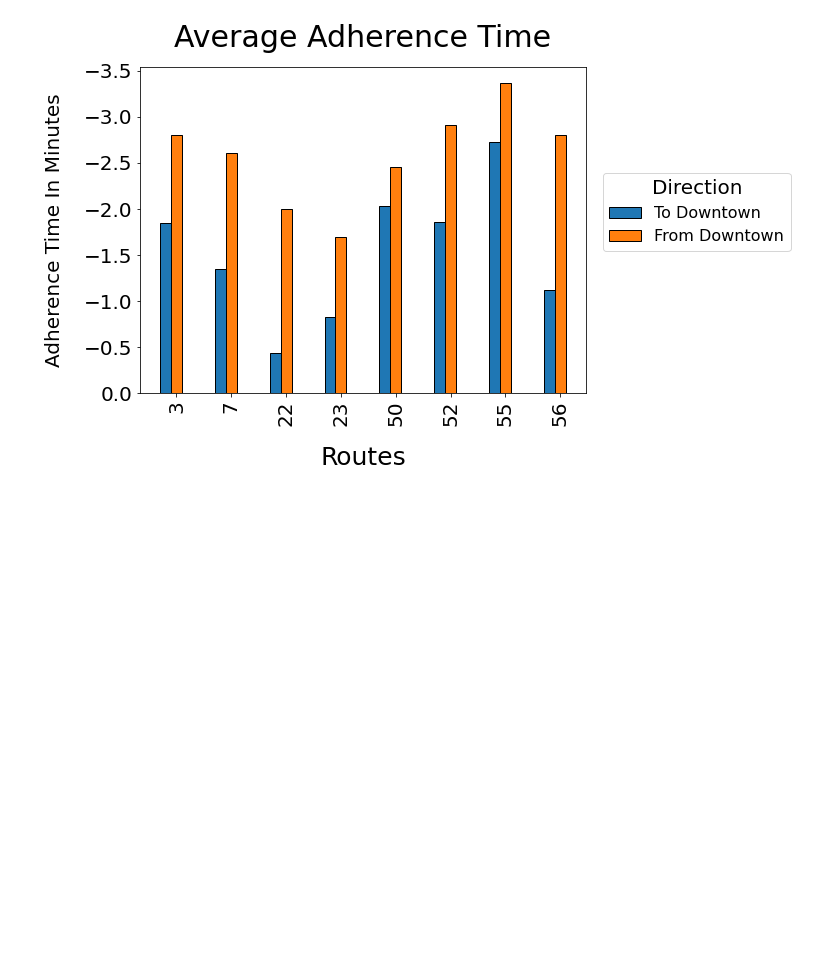
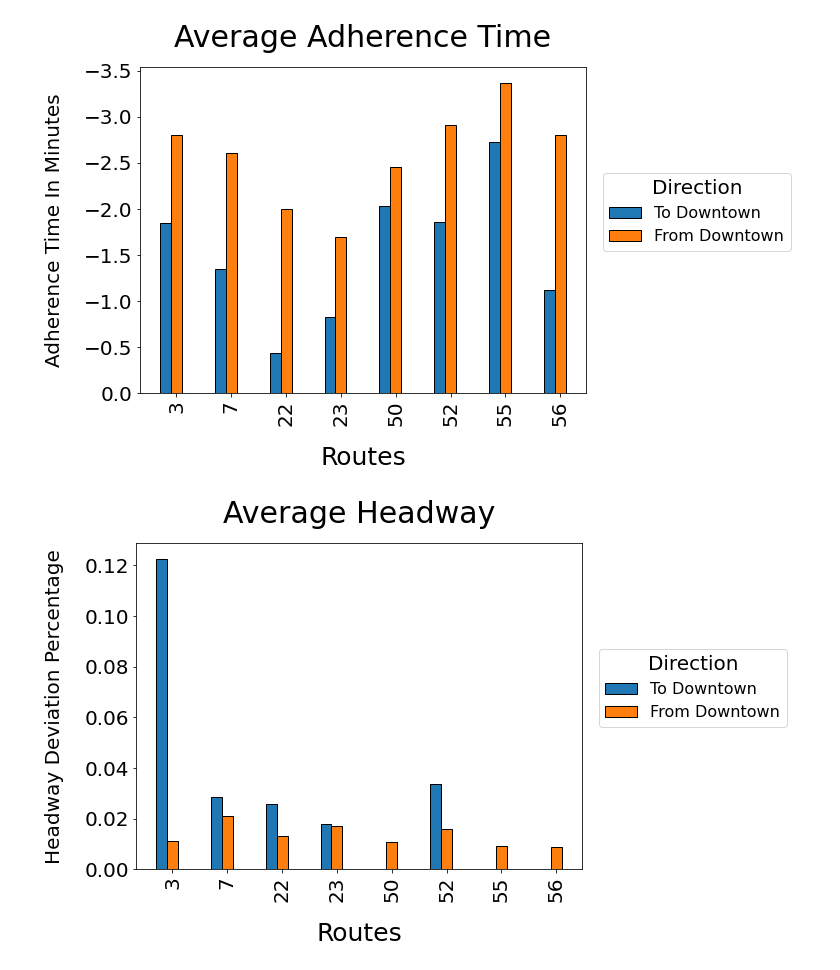
Before and after one commit to NSS-Data-Analytics-Cohort-7/wego-shut_up_and_take_my_query, a Jupyter notebook: notebook/Transit_Notebook.ipynb, the cells around one changed output. Cells and saved outputs as stored; diff of their text form; code cells hidden in the pictures; blank space fills up the shorter version.

Commit message:
Graphs

```diff
--- a/notebook/Transit_Notebook.ipynb
+++ b/notebook/Transit_Notebook.ipynb
@@ -281,4 +302,4 @@ ROUTE_ABBR  ROUTE_DIRECTION_NAME
             TO DOWNTOWN             3.816263
 Name: DWELL_IN_MINS, dtype: float64
 # %%
-start_stop_trip.dropna(subset=['ACTUAL_HDWY'])
+start_stop_trip = start_stop_trip.dropna(subset=['ACTUAL_HDWY'])
@@ -518,3 +525,61 @@ ax.tick_params(axis = "y",
 plt.gca().invert_yaxis()
 # %% [output]
 [figure]
+# %%
+headway_perc_route = start_stop_trip.groupby(['ROUTE_ABBR', 'ROUTE_DIRECTION_NAME'])['headway_dev_perc'].mean()
+# %%
+headway_perc_route =  headway_perc_route.reset_index()
+# %%
+from_downtown_headway = headway_perc_route.loc[(headway_perc_route['ROUTE_DIRECTION_NAME'] == 'FROM DOWNTOWN')]
+to_downtown_headway = headway_perc_route.loc[(headway_perc_route['ROUTE_DIRECTION_NAME'] == 'TO DOWNTOWN')]
+# %%
+fig, ax = plt.subplots(1,1, figsize = (8,6))
+#set the labels
+#and the x positions
+label = to_downtown_adherence['ROUTE_ABBR']
+x = np.arange(len(label))
+#set the width of the bars
+width = 0.2
+#create the first bar -1 width
+rect1 = ax.bar(x - width,
+              to_downtown_headway['headway_dev_perc'],
+              width = width,
+               label = 'To Downtown',
+               edgecolor = "black")
+#create the second bar using x
+rect2 = ax.bar(x,
+              from_downtown_headway['headway_dev_perc'],
+              width = width,
+              label = 'From Downtown',
+              edgecolor = "black")
+#create the third bar plus 1 width
+
+#add the labels to the axis
+ax.set_ylabel("Headway Deviation Percentage",
+             fontsize = 20,
+             labelpad = 20)
+ax.set_xlabel("Routes",
+             fontsize = 25,
+             labelpad =20)
+ax.set_title("Average Headway",
+            fontsize = 30,
+            pad = 20)
+#set the ticks
+#using the labels
+ax.set_xticks(x)
+ax.set_xticklabels(label)
+#add the legend
+ax.legend(title = "Direction",
+         fontsize = 16,
+         title_fontsize = 20,
+         bbox_to_anchor = (1.02, 0.7))
+#adjust the tick paramaters
+ax.tick_params(axis = "x",
+              which = "both",
+              labelrotation = 90,
+              labelsize = 20)
+ax.tick_params(axis = "y",
+              which = "both",
+              labelsize = 20)
+# %% [output]
+[figure, added]
```
Also changed, not shown: parts of 2 cells of this notebook.
